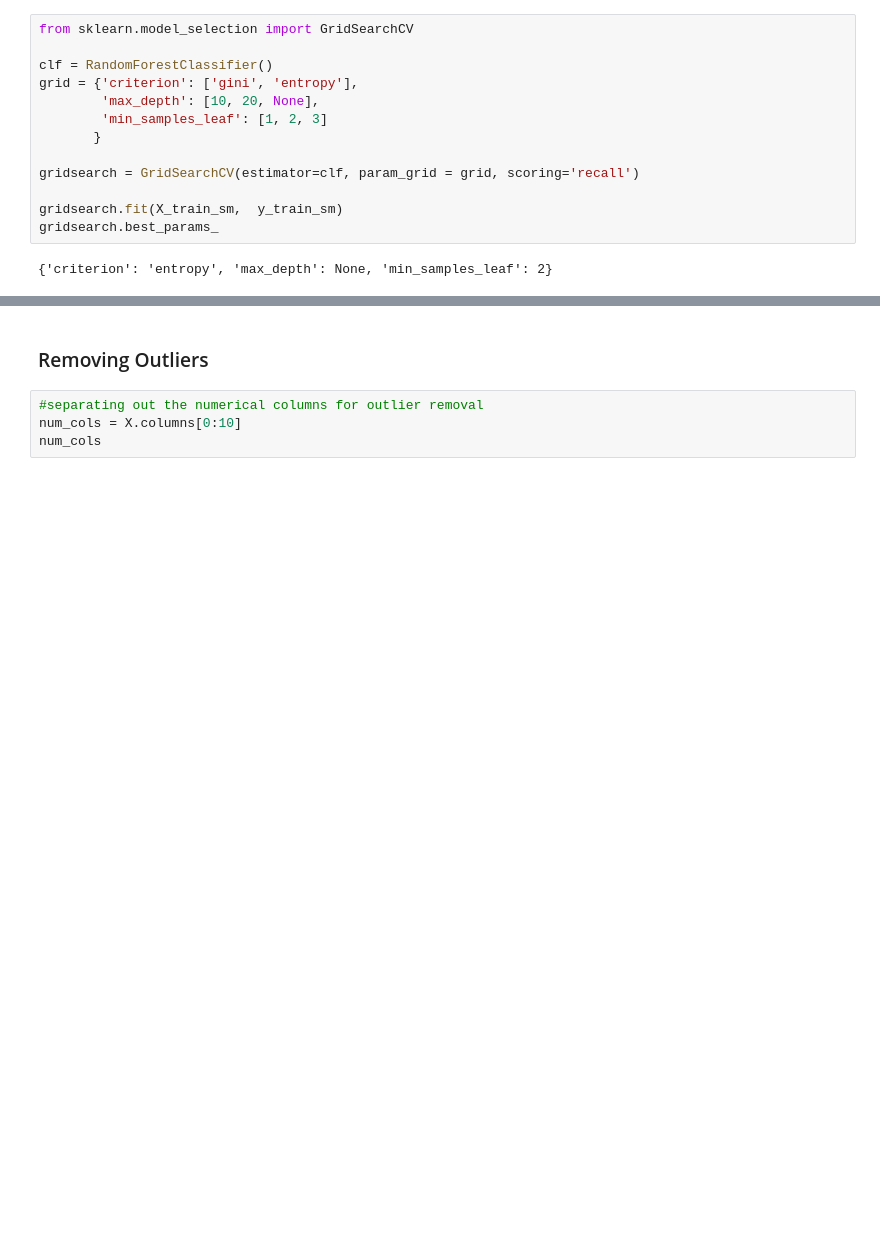
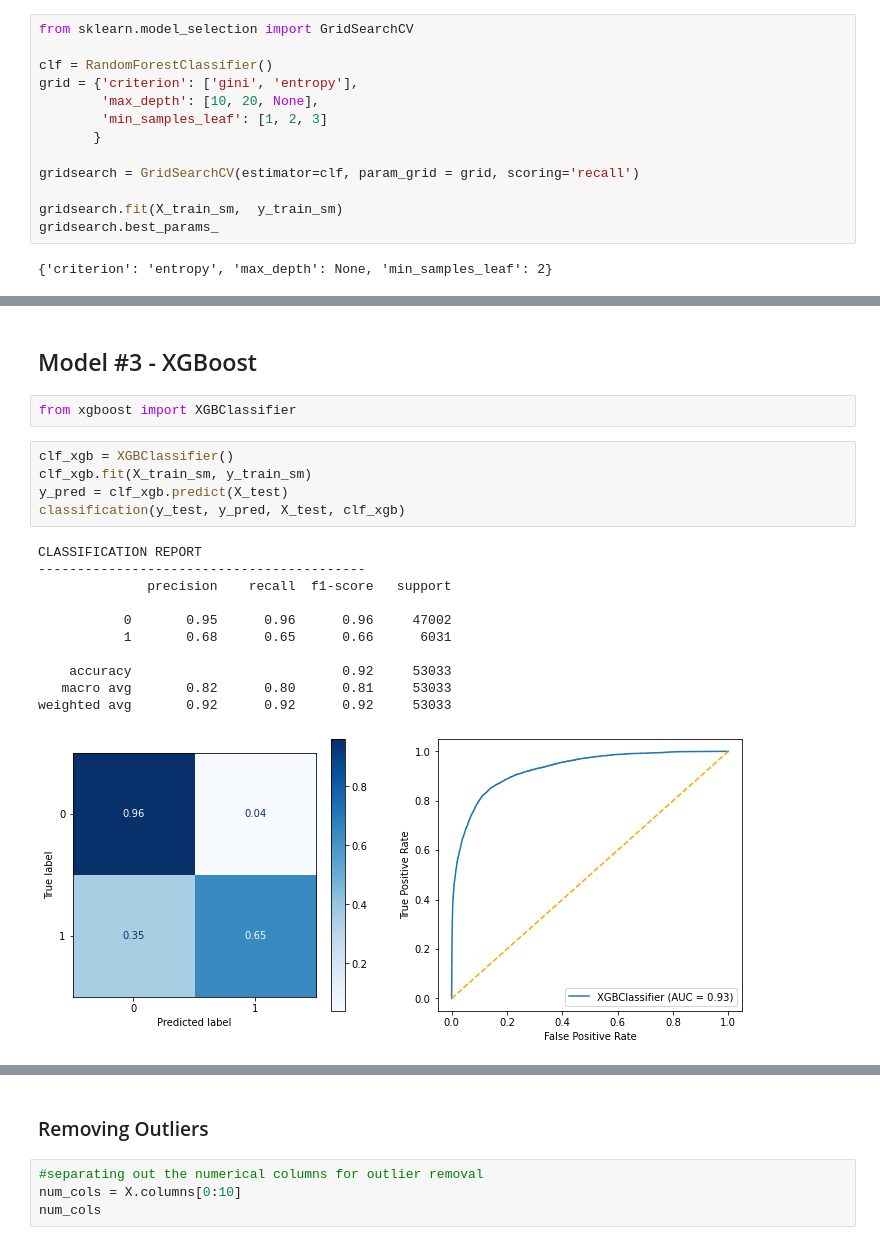
Before and after one commit to ebtezcan/Spotify-Song-Popularity-Prediction, a Jupyter notebook: index_OSEMN_plus_mvp.ipynb, the cells around one changed output, grey strips where cells are left out. Drawn from its saved outputs; the diff is of its cells as text; blank space fills up the shorter version.

```diff
--- a/index_OSEMN_plus_mvp.ipynb
+++ b/index_OSEMN_plus_mvp.ipynb
@@ -855,0 +878,21 @@ weighted avg       0.95      0.95      0.95     53033
+# %% [markdown]
+## Model #3 - XGBoost
+# %%
+from xgboost import XGBClassifier
+# %%
+clf_xgb = XGBClassifier()
+clf_xgb.fit(X_train_sm, y_train_sm)
+y_pred = clf_xgb.predict(X_test)
+classification(y_test, y_pred, X_test, clf_xgb)
+# %% [output]
+CLASSIFICATION REPORT
+------------------------------------------
+              precision    recall  f1-score   support
+
+           0       0.95      0.96      0.96     47002
+           1       0.68      0.65      0.66      6031
+
+    accuracy                           0.92     53033
+   macro avg       0.82      0.80      0.81     53033
+weighted avg       0.92      0.92      0.92     53033
+[figure, added]
```
Also changed, not shown: parts of 52 cells of this notebook.
